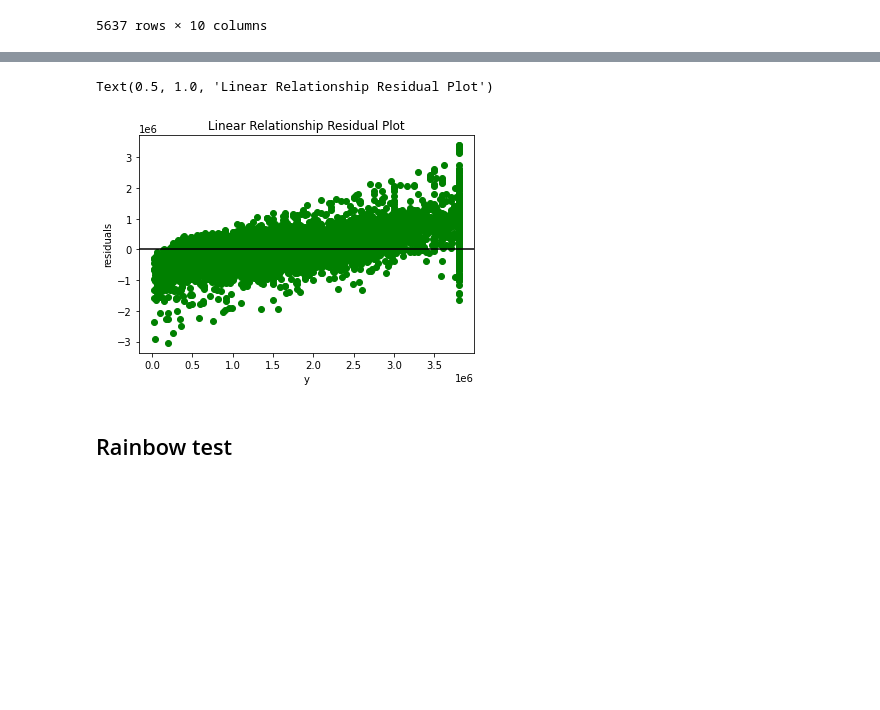
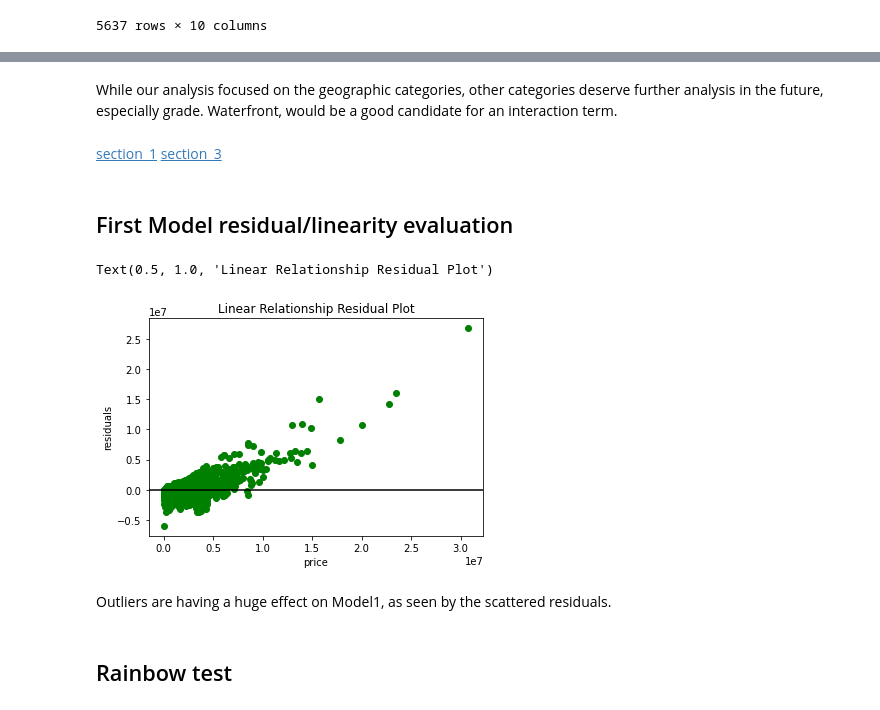
Before and after one commit to newcojon/Capstone, a Jupyter notebook: Final.ipynb, the cells around one changed output, grey strips where cells are left out. Cells and saved outputs as stored; diff of their text form; code cells hidden in the pictures; blank space fills up the shorter version.

```diff
--- a/Final.ipynb
+++ b/Final.ipynb
@@ -461,6 +409,3 @@ Name: CODE, dtype: float64
-# %%
-rename_zip = {'ZIPCODE':'Zipcode'}
-df_dem.rename(columns=rename_zip, inplace=True)
 # %%
 rename_long = {'X': 'long'}
 rename_lat = {'Y': 'lat'}
@@ -493,3 +436 @@ Zipcode    0.002129
 dtype: float64
-# %%
-df_dem.dropna(subset=['Zipcode'], axis=0, inplace=True)
@@ -782,5 +513,0 @@ memory usage: 6.7+ MB
-# %%
-upper_limit = df['yr_old'].mean() + 3*df['yr_old'].std()
-lower_limit = df['yr_old'].mean() - 3*df['yr_old'].std()
-df['yr_old'] = np.where(df['yr_old'] > upper_limit, upper_limit,
-np.where(df['yr_old'] < lower_limit, lower_limit, df['yr_old']))
@@ -832,0 +517,5 @@ df['sqft_lot'] = np.where(df['sqft_lot'] > upper_limit, upper_limit,
+# %%
+X1=dum_df.drop(labels=['selldate', 'price', 'address',
+                       'sewer_system_PUBLIC RESTRICTED', 'bedrooms',
+                      'heat_source_Oil', 'heat_source_Oil/Solar', 'heat_source_Other',
+                       'grade_2 Substandard', 'heat_source_Electricity/Solar'], axis=1)
@@ -927,13 +587,22 @@ mean_squared_error(y, results1.predict(sm.add_constant(X1)), squared=False)
+# %% [markdown]
+While our analysis focused on the geographic categories, other categories deserve further analysis in the future, especially grade.  Waterfront, would be a good candidate for an interaction term.
+# %% [markdown]
+[section_1](#section_1)
+[section_3](#section_3)
+# %% [markdown]
+## First Model residual/linearity evaluation
 # %%
 fig, ax = plt.subplots()
 ax.scatter(y, results1.resid, color="green")
 ax.axhline(y=0, color="black")
-ax.set_xlabel("y")
+ax.set_xlabel("price")
 ax.set_ylabel("residuals")
 ax.set_title("Linear Relationship Residual Plot")
 # %% [output]
 Text(0.5, 1.0, 'Linear Relationship Residual Plot')
-[figure, old version]
+[figure, new version]
+# %% [markdown]
+Outliers are having a huge effect on Model1, as seen by the scattered residuals.
 # %% [markdown]
 ## Rainbow test
 # %%
```
Also changed, not shown: parts of 187 cells of this notebook.
